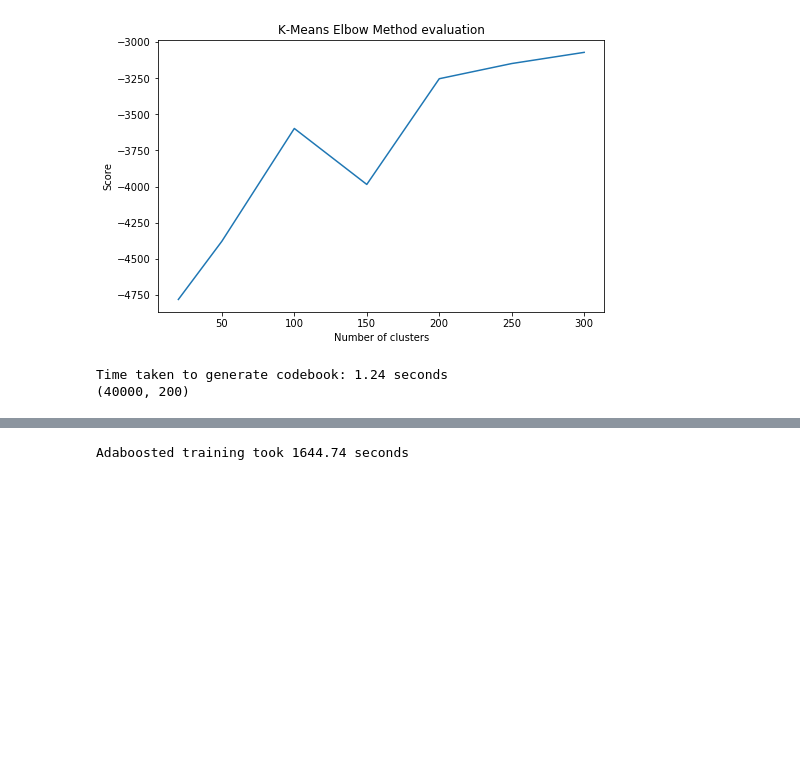
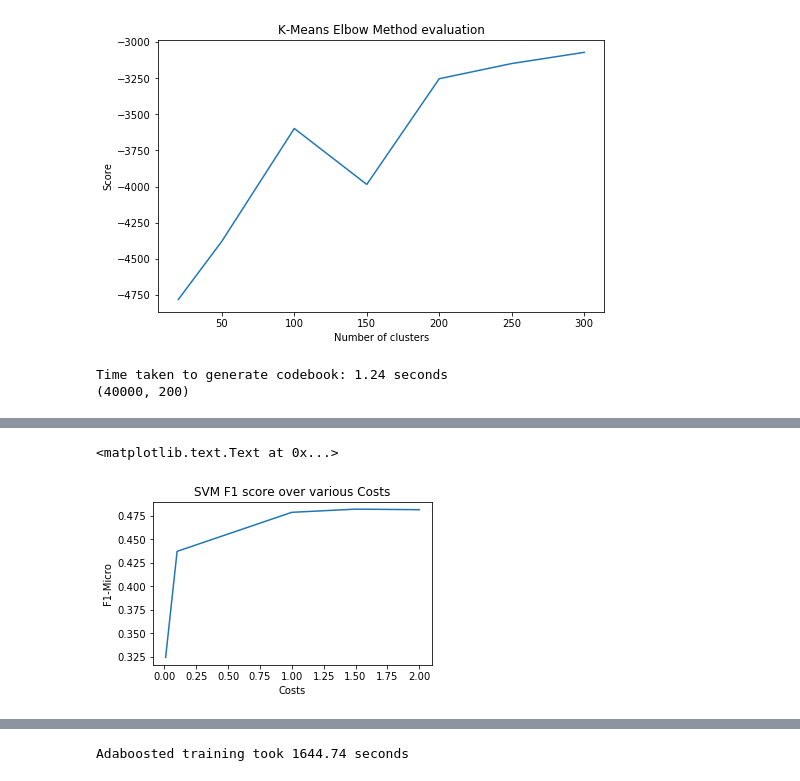
Before and after one commit to nagibshah/CIFAR-10-ImageClassifier, a Jupyter notebook: Cifar10-ImageClassifier.ipynb, the cells around one changed output, grey strips where cells are left out. Saved outputs shown, nothing was run; the diff lists cells and outputs as text; code cells hidden in the pictures; blank space fills up the shorter version.

```diff
--- a/Cifar10-ImageClassifier.ipynb
+++ b/Cifar10-ImageClassifier.ipynb
@@ -689,10 +689,3 @@ print(BOVW.shape)
 # %% [output]
 Time taken to generate codebook: 1.24 seconds
 (40000, 200)
-# %%
-# train and test the model
-
-clf = SVC(C=1.0)
-start = time.time()
-clf.fit(BOVW, y_train)
-print("SVM training took %0.2f seconds"%(time.time() - start))
@@ -770,0 +692,9 @@ avg / total       0.48      0.48      0.48     10000
+# %%
+# convert the evaluation set for testing the classifier
+_codebook = km[4]
+
+start = time.time()
+grayImages = ConvertToGray(xTest)
+print(grayImages.shape)
+testWords = ConvertToBoVW(grayImages,_codebook,numWords=bestk)
+print("Feature extraction on test data took %0.2f seconds"%(time.time() - start))
@@ -770,0 +703,34 @@ avg / total       0.48      0.48      0.48     10000
+# %%
+# train and test the model
+
+from sklearn.metrics import f1_score
+
+Cs = [0.01, 0.1, 1, 1.5, 2]
+f1s = list()
+
+best_svm_clf = None
+currentBest = 0.
+
+for c in Cs:
+    f1_current = 0.
+    clf = SVC(C=c)
+    start = time.time()
+    clf.fit(BOVW, y_train)
+    print("SVM training took %0.2f seconds"%(time.time() - start))
+    start = time.time()
+    preds = clf.predict(testWords)
+    print("Prediction operation took %0.2f seconds"%(time.time() - start))
+
+    f1_current = f1_score(y_test, preds, average='micro')
+    if f1_current >= currentBest:
+        currentBest = f1_current
+        # save the model
+        best_svm_clf = clf
+    f1s.append(f1_current)
+
+plt.figure(figsize=(5,3))
+plt.title("SVM F1 score over various Costs")
+plt.plot(Cs, f1s)
+plt.ylabel('F1-Micro')
+plt.xlabel('Costs')
+# %% [output]
@@ -770,0 +747,2 @@ avg / total       0.48      0.48      0.48     10000
+<matplotlib.text.Text at 0x...>
+[figure, added]
```
Also changed, not shown: parts of 7 cells of this notebook.
